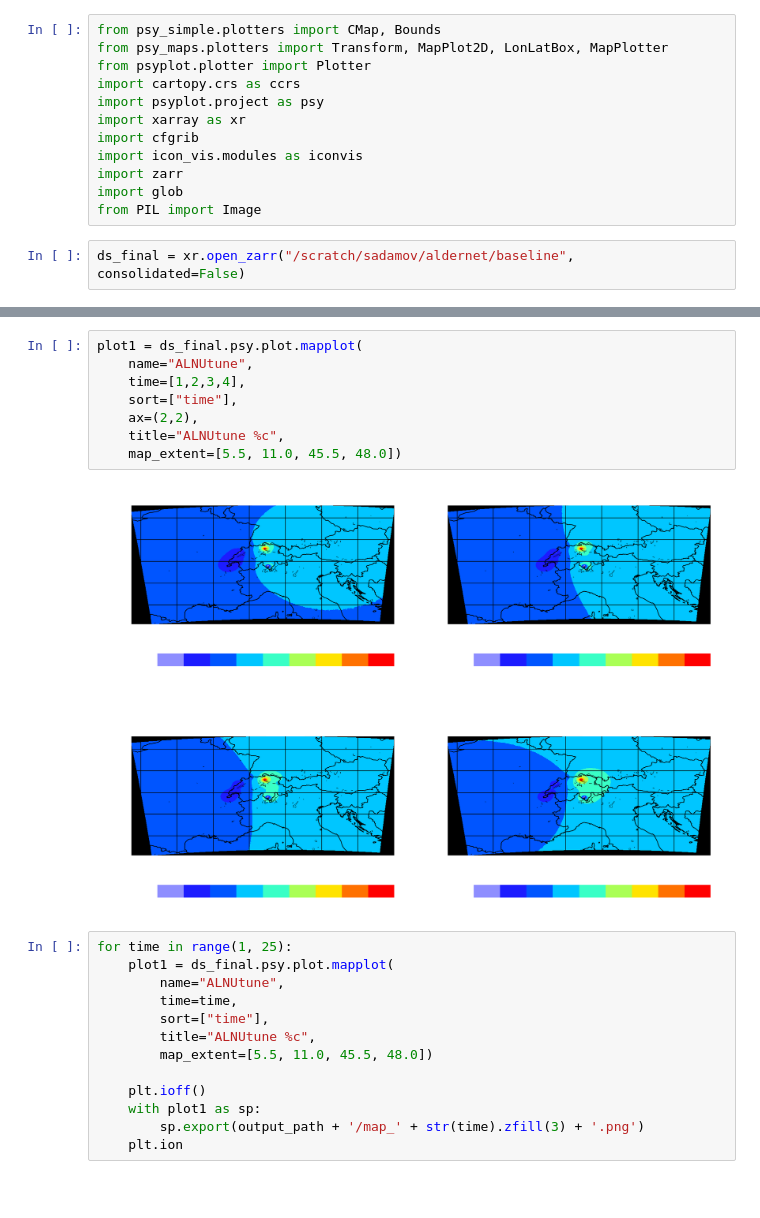
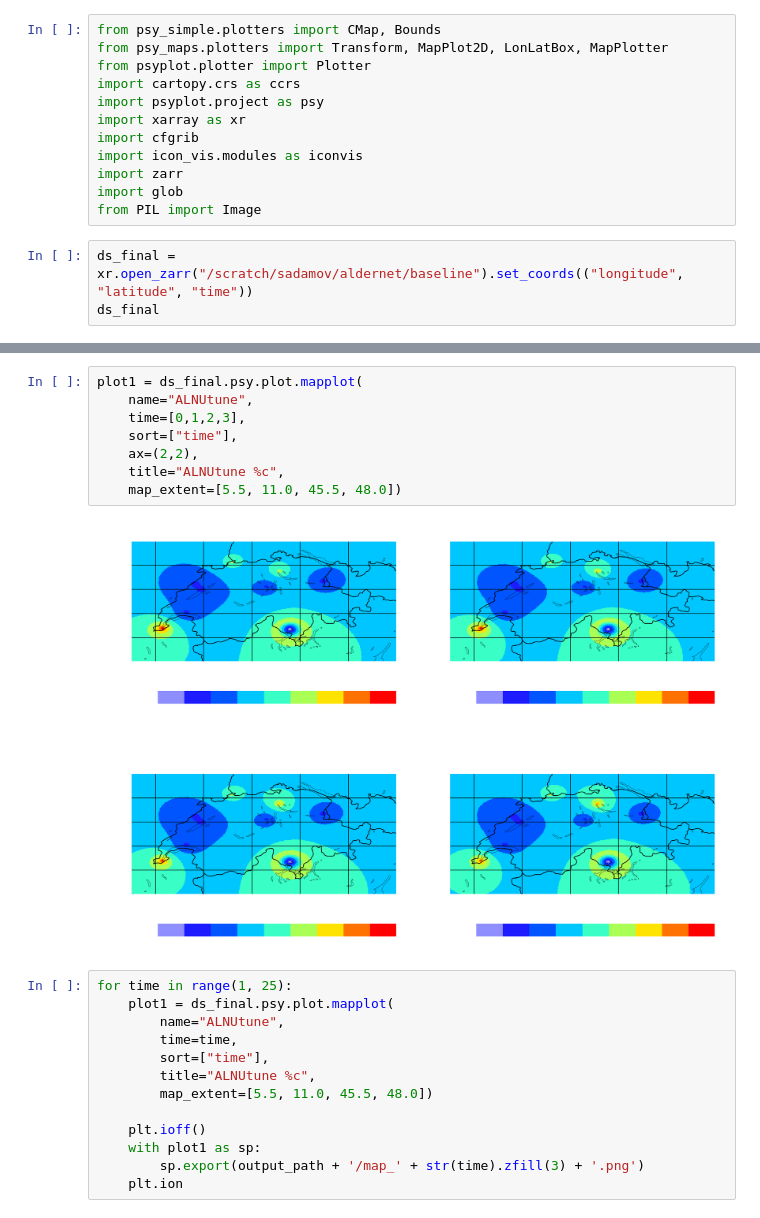
Before and after one commit to MeteoSwiss/aldernet, a Jupyter notebook: scripts/plots.ipynb, the cells around one changed output, grey strips where cells are left out. Cells and saved outputs as stored; diff of their text form; blank space fills up the shorter version.

```diff
--- a/scripts/plots.ipynb
+++ b/scripts/plots.ipynb
@@ -27,4 +27,5 @@ import zarr
 import glob
 from PIL import Image
 # %%
-ds_final = xr.open_zarr("/scratch/sadamov/aldernet/baseline", consolidated=False)
+ds_final = xr.open_zarr("/scratch/sadamov/aldernet/baseline").set_coords(("longitude", "latitude", "time"))
+ds_final
@@ -54,13 +51,13 @@ Attributes:
 # %%
 plot1 = ds_final.psy.plot.mapplot(
     name="ALNUtune",
-    time=[1,2,3,4],
+    time=[0,1,2,3],
     sort=["time"],
     ax=(2,2),
     title="ALNUtune %c",
     map_extent=[5.5, 11.0, 45.5, 48.0])
 # %% [output]
-[figure, old version]
+[figure, new version]
 # %%
 for time in range(1, 25):
     plot1 = ds_final.psy.plot.mapplot(
```
Also changed, not shown: parts of 2 cells of this notebook, 1 other file.
